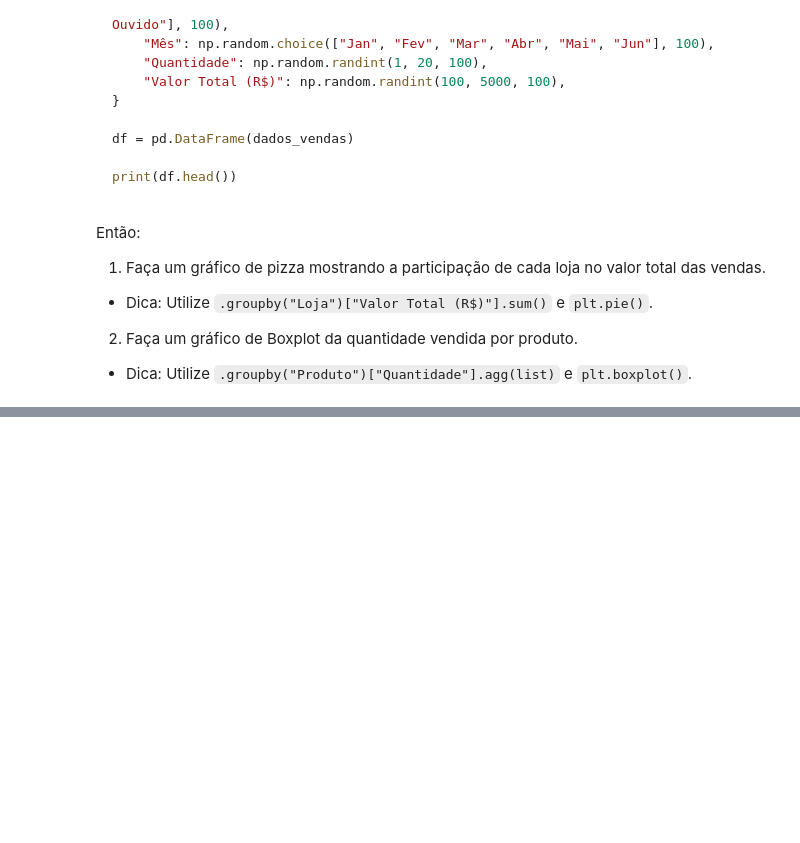
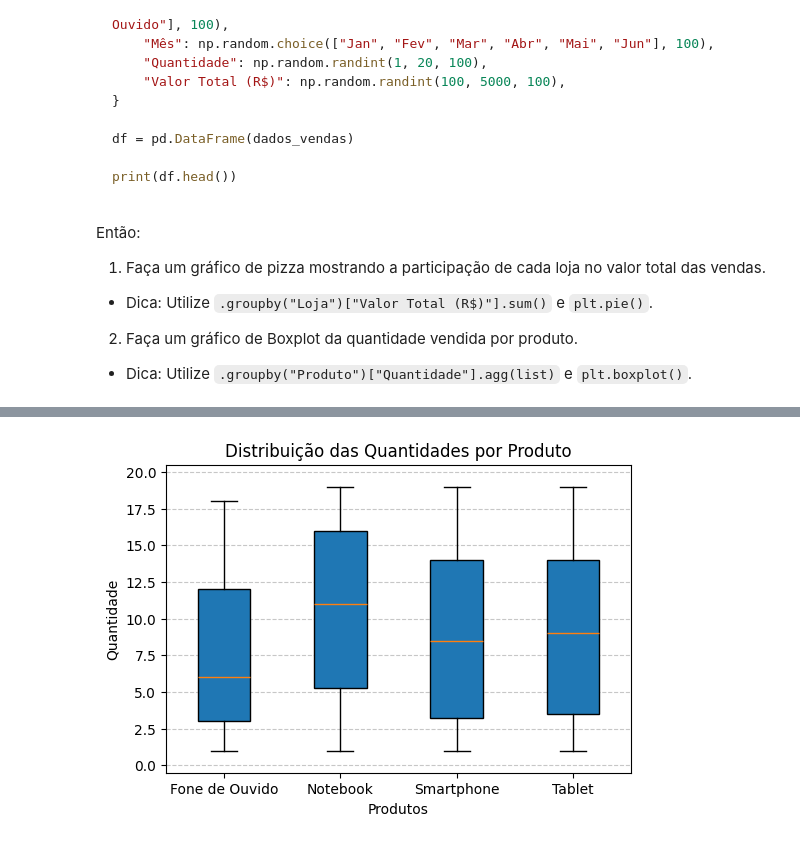
Before and after one commit to giovannapires14/CEE2, a Jupyter notebook: 14_matplotlib.ipynb, the cells around one changed output, grey strips where cells are left out. Drawn from its saved outputs; the diff is of its cells as text; code cells hidden in the pictures; blank space fills up the shorter version.

```diff
--- a/14_matplotlib.ipynb
+++ b/14_matplotlib.ipynb
@@ -658,0 +660,17 @@ SyntaxError: closing parenthesis '}' does not match opening parenthesis '(' on l
+# %%
+
+import pandas as pd
+import numpy as np
+import matplotlib.pyplot as plt
+
+dados_boxplot = df.groupby("Produto")["Quantidade"].agg(list)
+plt.figure(figsize=(6, 4))
+plt.boxplot(dados_boxplot.values, tick_labels=dados_boxplot.index, patch_artist=True)
+plt.title("Distribuição das Quantidades por Produto")
+plt.xlabel("Produtos")
+plt.ylabel("Quantidade")
+plt.ylim(-0.5,20.5)
+plt.grid(axis="y", linestyle="--", alpha=0.7)
+plt.show()
+# %% [output]
+[figure, added]
```
Also changed, not shown: parts of 1 cell of this notebook.
